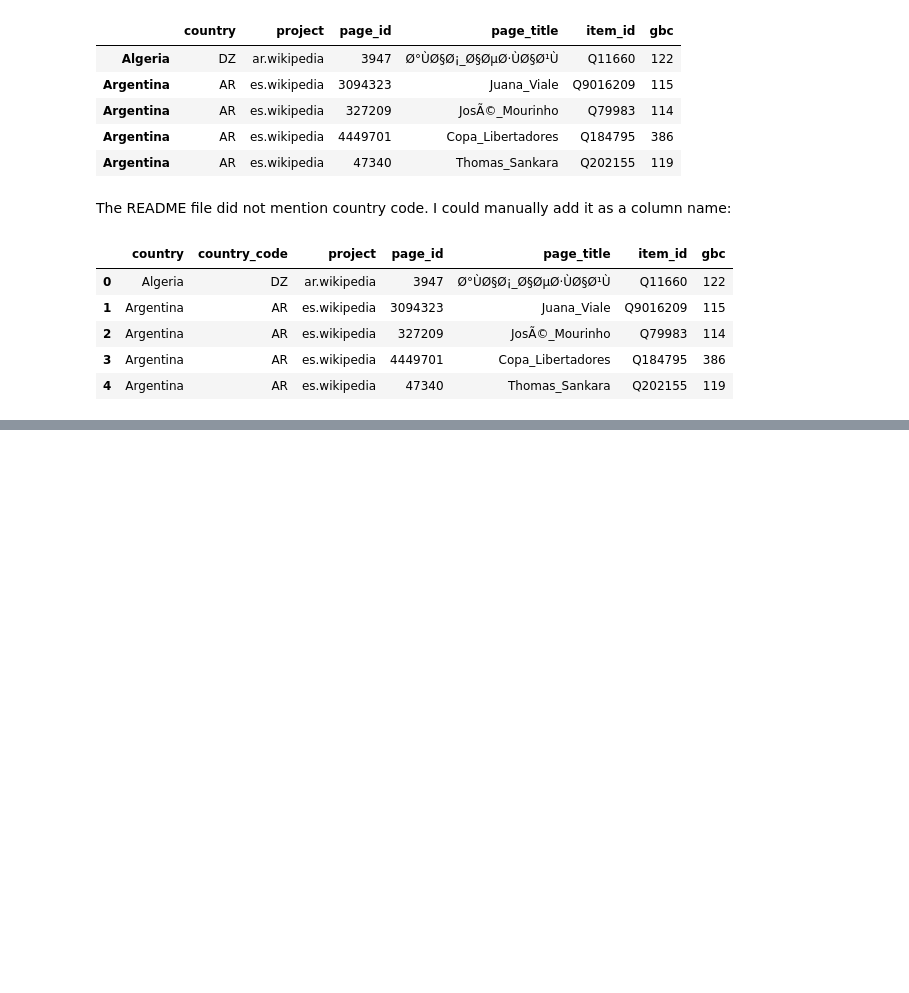
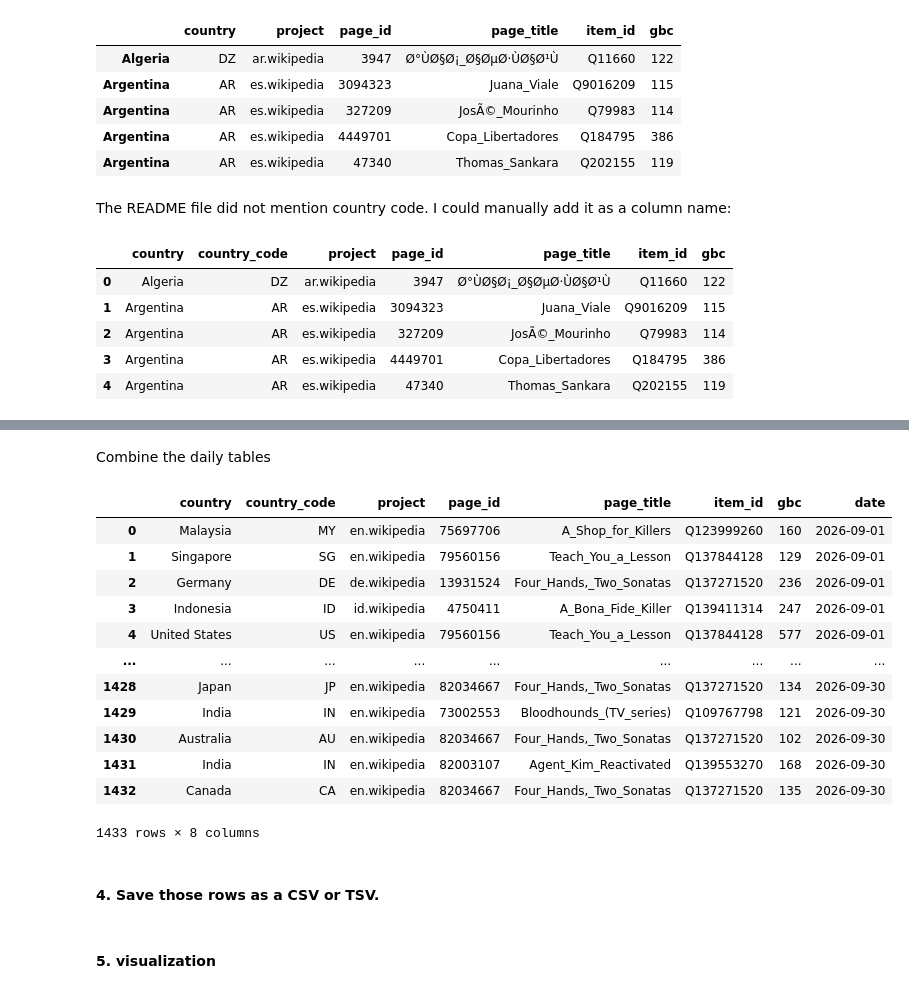
Before and after one commit to lejunannali324/cs315week5wed, a Jupyter notebook: week5-wed-notebook.ipynb, the cells around one changed output, grey strips where cells are left out. Cells and saved outputs as stored; diff of their text form; code cells hidden in the pictures; blank space fills up the shorter version.

Commit message:
completed task 3 up til save pageview rows for all 30 days of september as a csv

```diff
--- a/week5-wed-notebook.ipynb
+++ b/week5-wed-notebook.ipynb
@@ -304,8 +304,8 @@ df.head()
 # %% [markdown]
 The README file did not mention country code. I could manually add it as a column name:
 # %%
-columns2 = ['country','country_code', 'project', 'page_id', 'page_title', 'item_id', 'gbc']
-df2 =pd.read_csv(io.StringIO(response.text), header=None, names=columns2,sep='\t')
-df2.head()
+columns = ['country','country_code', 'project', 'page_id', 'page_title', 'item_id', 'gbc']
+df =pd.read_csv(io.StringIO(response.text), header=None, names=columns,sep='\t')
+df.head()
 # %% [output]
 |  | country | country_code | project | page_id | page_title | item_id | gbc |
@@ -316,0 +337,13 @@ df2.head()
+# %%
+articles = [
+    "Teach_You_a_Lesson",
+    "Four_Hands,_Two_Sonatas",
+    "Bloodhounds_(TV_series)",
+    "Agent_Kim_Reactivated",
+    "Yumi's_Cells",
+    "We_Are_All_Trying_Here",
+    "A_Shop_for_Killers",
+    "The_Wonderfools",
+    "The_Legend_of_Kitchen_Soldier",
+    "A_Bona_Fide_Killer"
+]
@@ -316,0 +354,5 @@ df2.head()
+# %%
+dates = pd.date_range(
+    start="2026-09-01",
+    end="2026-09-30"
+).strftime("%Y-%m-%d")
@@ -316,0 +361,11 @@ df2.head()
+# %%
+daily_data= []
+
+for date in dates:
+    url = f"https://analytics.wikimedia.org/published/datasets/country_project_page/{date}.tsv"
+    response = requests.get(url, headers=headers)
+    df = pd.read_csv(io.StringIO(response.text), header=None, names=columns, sep='\t')
+    filtered_df = df[df['page_title'].isin(articles)]
+    daily_data.append(filtered_df)
+
+print(daily_data)
@@ -316,0 +390,24 @@ df2.head()
+# %% [markdown]
+Combine the daily tables
+# %%
+for date,data in zip(dates, daily_data):
+    data['date'] = date
+
+september_df = pd.concat(daily_data, ignore_index=True)
+september_df
+# %% [output]
+|  | country | country_code | project | page_id | page_title | item_id | gbc | date |
+| 0 | Malaysia | MY | en.wikipedia | 75697706 | A_Shop_for_Killers | Q123999260 | 160 | 2026-09-01 |
+| 1 | Singapore | SG | en.wikipedia | 79560156 | Teach_You_a_Lesson | Q137844128 | 129 | 2026-09-01 |
+| 2 | Germany | DE | de.wikipedia | 13931524 | Four_Hands,_Two_Sonatas | Q137271520 | 236 | 2026-09-01 |
+| 3 | Indonesia | ID | id.wikipedia | 4750411 | A_Bona_Fide_Killer | Q139411314 | 247 | 2026-09-01 |
+| 4 | United States | US | en.wikipedia | 79560156 | Teach_You_a_Lesson | Q137844128 | 577 | 2026-09-01 |
+| ... | ... | ... | ... | ... | ... | ... | ... | ... |
+| 1428 | Japan | JP | en.wikipedia | 82034667 | Four_Hands,_Two_Sonatas | Q137271520 | 134 | 2026-09-30 |
+| 1429 | India | IN | en.wikipedia | 73002553 | Bloodhounds_(TV_series) | Q109767798 | 121 | 2026-09-30 |
+| 1430 | Australia | AU | en.wikipedia | 82034667 | Four_Hands,_Two_Sonatas | Q137271520 | 102 | 2026-09-30 |
+| 1431 | India | IN | en.wikipedia | 82003107 | Agent_Kim_Reactivated | Q139553270 | 168 | 2026-09-30 |
+| 1432 | Canada | CA | en.wikipedia | 82034667 | Four_Hands,_Two_Sonatas | Q137271520 | 135 | 2026-09-30 |
+1433 rows × 8 columns
+# %% [markdown]
+#### 4. Save those rows as a CSV or TSV.
@@ -316,0 +416,2 @@ df2.head()
+# %% [markdown]
+#### 5. visualization
```
Also changed, not shown: parts of 10 cells of this notebook, 1 other file.
